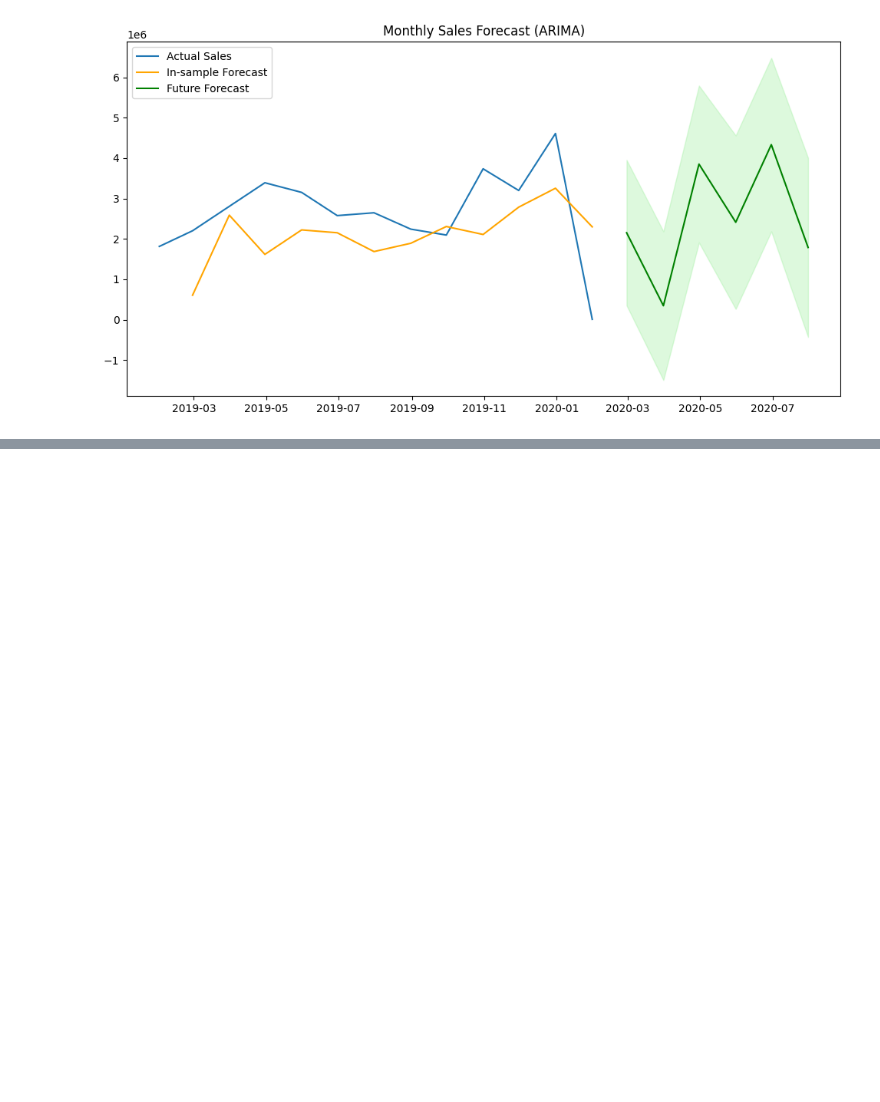
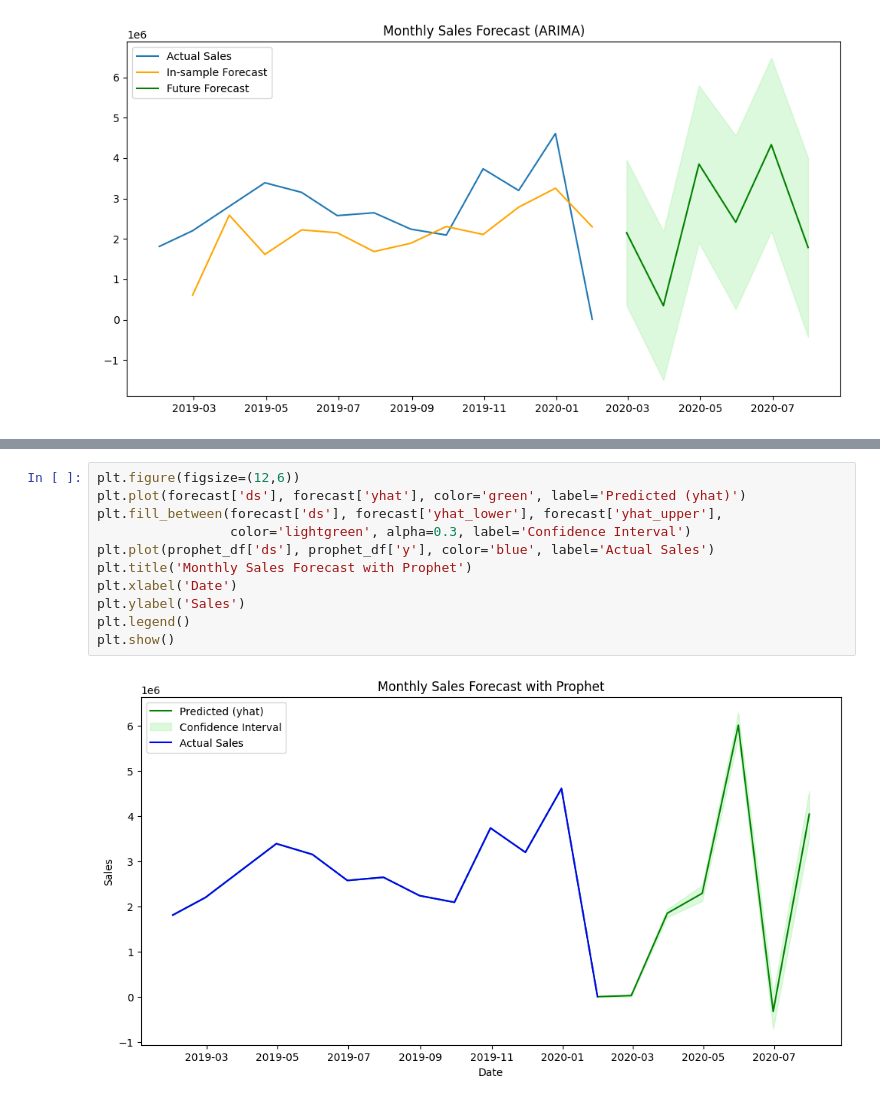
Before and after one commit to Dalbirsm03/Trends-Forecasting-Analytics-MLOps-Vertex-AI, a Jupyter notebook: notebooks/time_series_forecasting.ipynb, the cells around one changed output, grey strips where cells are left out. Cells and saved outputs as stored; diff of their text form; blank space fills up the shorter version.

```diff
--- a/notebooks/time_series_forecasting.ipynb
+++ b/notebooks/time_series_forecasting.ipynb
@@ -79,0 +94,13 @@ plt.show()
+# %%
+plt.figure(figsize=(12,6))
+plt.plot(forecast['ds'], forecast['yhat'], color='green', label='Predicted (yhat)')
+plt.fill_between(forecast['ds'], forecast['yhat_lower'], forecast['yhat_upper'],
+                 color='lightgreen', alpha=0.3, label='Confidence Interval')
+plt.plot(prophet_df['ds'], prophet_df['y'], color='blue', label='Actual Sales')
+plt.title('Monthly Sales Forecast with Prophet')
+plt.xlabel('Date')
+plt.ylabel('Sales')
+plt.legend()
+plt.show()
+# %% [output]
+[figure, added]
```
Also changed, not shown: parts of 5 cells of this notebook, 8 other files.
